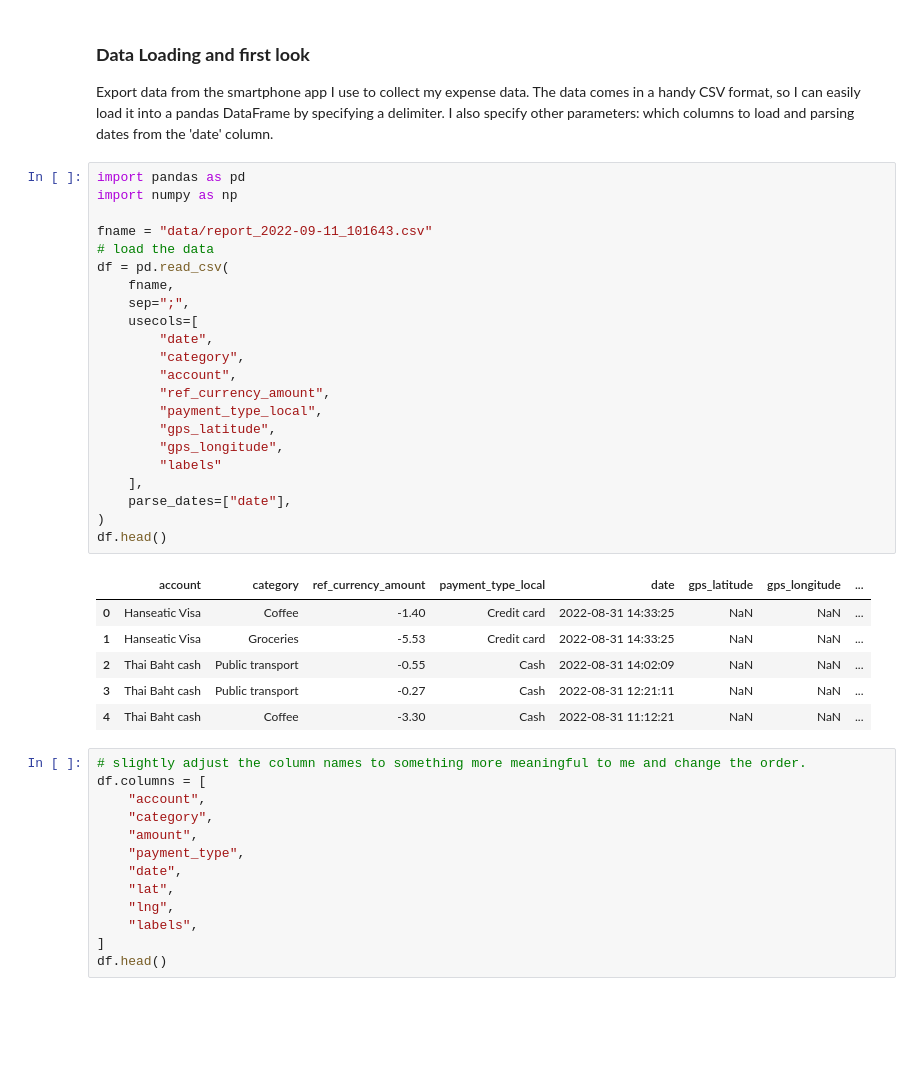
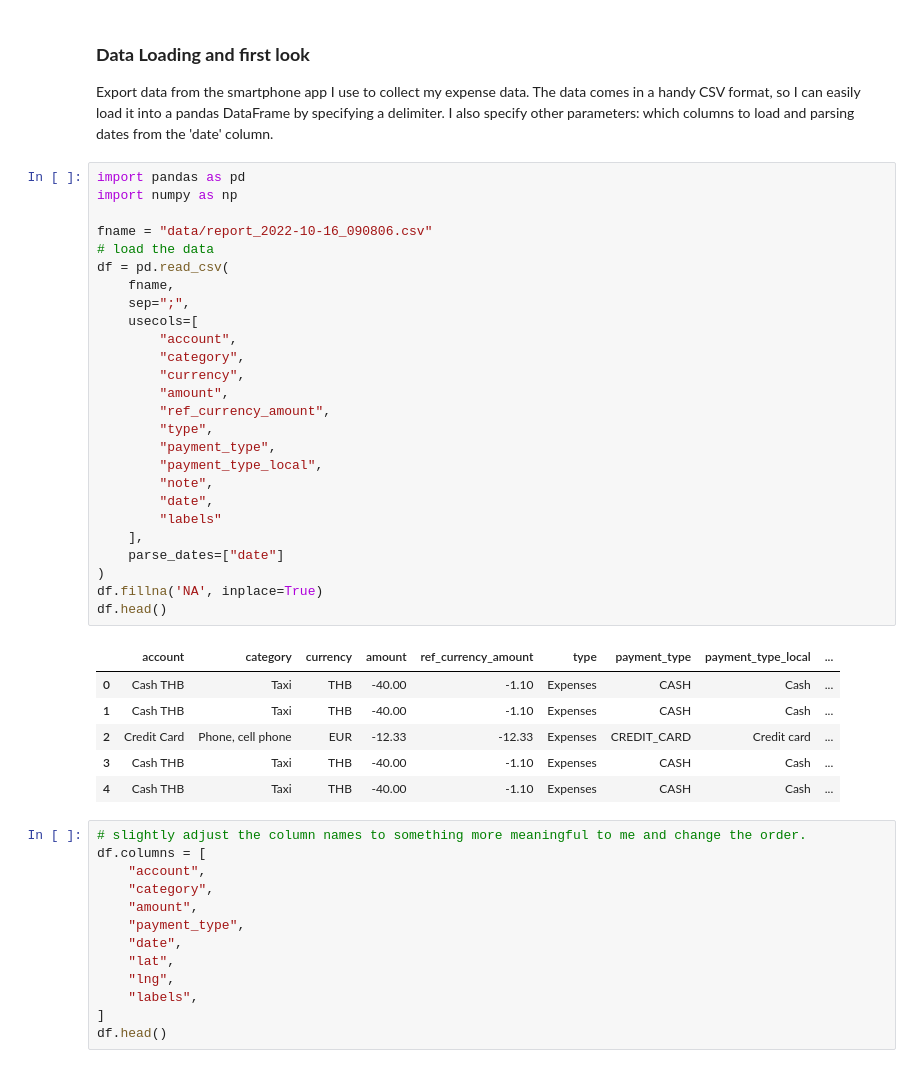
Before and after one commit to neaderr/Personal-Expenses-Analysis, a Jupyter notebook: expenses_v2.ipynb, the cells around one changed output. Drawn from its saved outputs; the diff is of its cells as text; blank space fills up the shorter version.

Commit message:
read data from CSV

```diff
--- a/expenses_v2.ipynb
+++ b/expenses_v2.ipynb
@@ -6,32 +6,36 @@ Export data from the smartphone app I use to collect my expense data. The data c
 # %%
 import pandas as pd
 import numpy as np
 
-fname = "data/report_2022-09-11_101643.csv"
+fname = "data/report_2022-10-16_090806.csv"
 # load the data
 df = pd.read_csv(
     fname,
     sep=";",
     usecols=[
+        "account",
+        "category",
+        "currency",
+        "amount",
+        "ref_currency_amount",
+        "type",
+        "payment_type",
+        "payment_type_local",
+        "note",
         "date",
-        "category",
-        "account",
-        "ref_currency_amount",
-        "payment_type_local",
-        "gps_latitude",
-        "gps_longitude",
         "labels"
     ],
-    parse_dates=["date"],
+    parse_dates=["date"]
 )
+df.fillna('NA', inplace=True)
 df.head()
 # %% [output]
-|  | account | category | ref_currency_amount | payment_type_local | date | gps_latitude | gps_longitude | ... |
-| 0 | Hanseatic Visa | Coffee | -1.40 | Credit card | 2022-08-31 14:33:25 | NaN | NaN | ... |
-| 1 | Hanseatic Visa | Groceries | -5.53 | Credit card | 2022-08-31 14:33:25 | NaN | NaN | ... |
-| 2 | Thai Baht cash | Public transport | -0.55 | Cash | 2022-08-31 14:02:09 | NaN | NaN | ... |
-| 3 | Thai Baht cash | Public transport | -0.27 | Cash | 2022-08-31 12:21:11 | NaN | NaN | ... |
-| 4 | Thai Baht cash | Coffee | -3.30 | Cash | 2022-08-31 11:12:21 | NaN | NaN | ... |
+|  | account | category | currency | amount | ref_currency_amount | type | payment_type | payment_type_local | ... |
+| 0 | Cash THB | Taxi | THB | -40.00 | -1.10 | Expenses | CASH | Cash | ... |
+| 1 | Cash THB | Taxi | THB | -40.00 | -1.10 | Expenses | CASH | Cash | ... |
+| 2 | Credit Card | Phone, cell phone | EUR | -12.33 | -12.33 | Expenses | CREDIT_CARD | Credit card | ... |
+| 3 | Cash THB | Taxi | THB | -40.00 | -1.10 | Expenses | CASH | Cash | ... |
+| 4 | Cash THB | Taxi | THB | -40.00 | -1.10 | Expenses | CASH | Cash | ... |
 # %%
 # slightly adjust the column names to something more meaningful to me and change the order.
 df.columns = [
```
